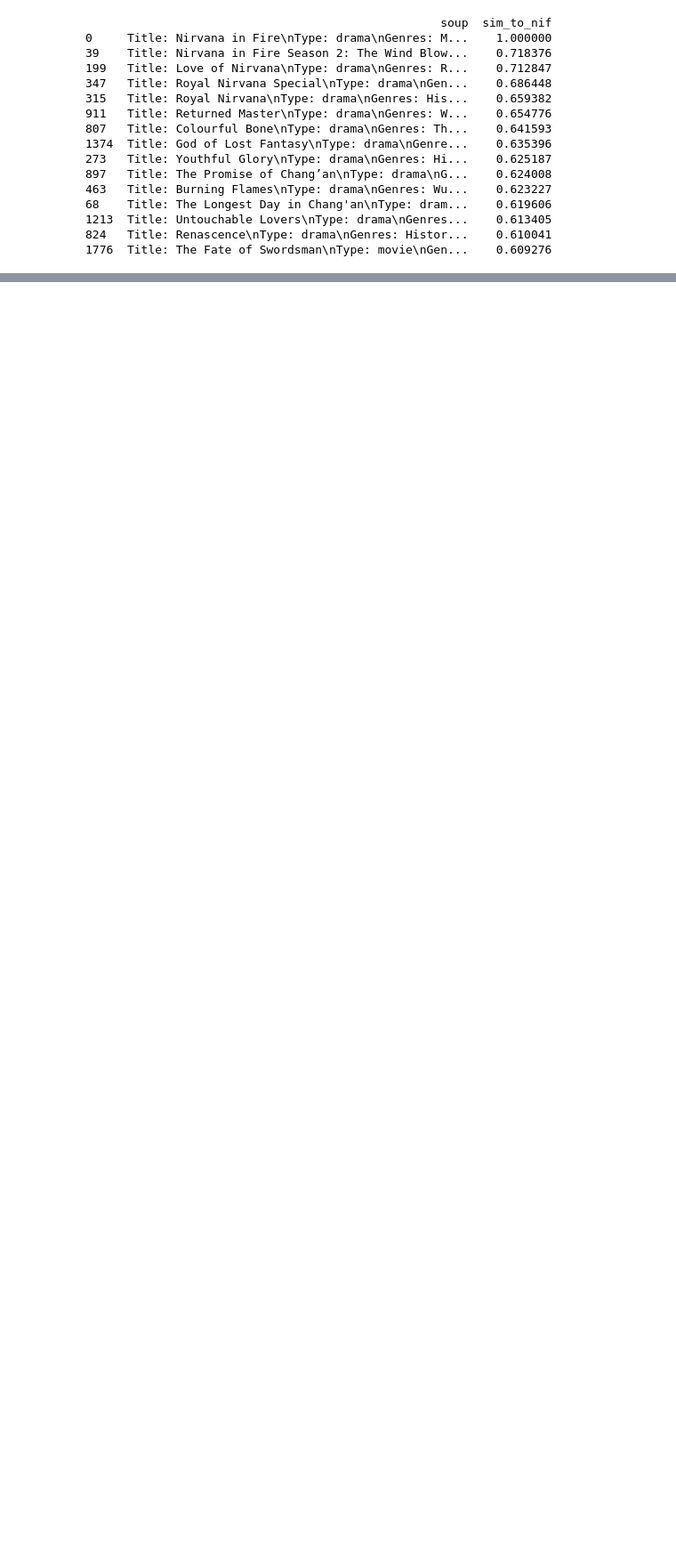
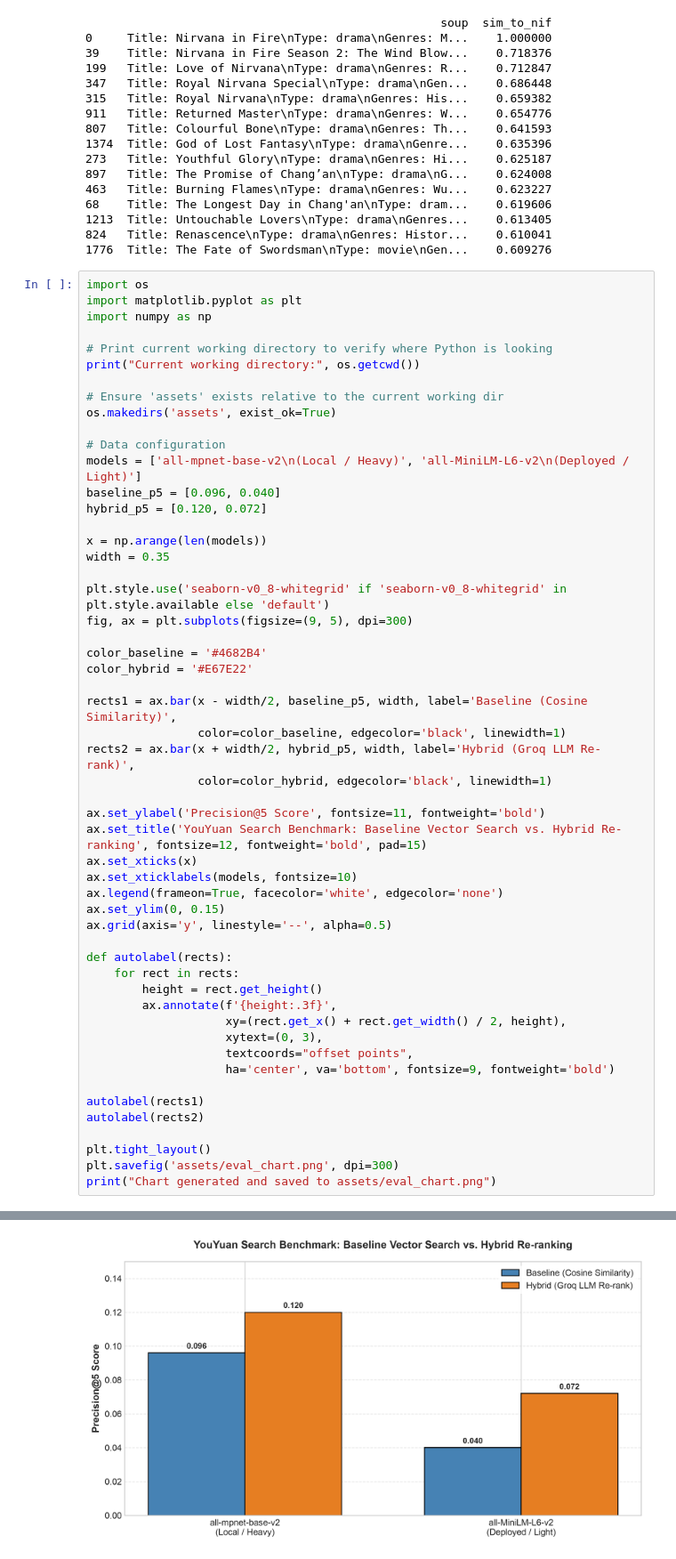
Before and after one commit to DannyZhengg/YouYuan, a Jupyter notebook: notebooks/exploration.ipynb, the cells around one changed output, grey strips where cells are left out. Shown at 89% size. Saved outputs shown, nothing was run; the diff lists cells and outputs as text; blank space fills up the shorter version.

Commit message:
ran script to generate a chart

```diff
--- a/notebooks/exploration.ipynb
+++ b/notebooks/exploration.ipynb
@@ -204,3 +204,57 @@ print(df.sort_values("sim_to_nif", ascending=False)[["soup", "sim_to_nif"]].head
 1213  Title: Untouchable Lovers\nType: drama\nGenres...    0.613405
 824   Title: Renascence\nType: drama\nGenres: Histor...    0.610041
 1776  Title: The Fate of Swordsman\nType: movie\nGen...    0.609276
+# %%
+import os
+import matplotlib.pyplot as plt
+import numpy as np
+
+# Print current working directory to verify where Python is looking
+print("Current working directory:", os.getcwd())
+
+# Ensure 'assets' exists relative to the current working dir
+os.makedirs('assets', exist_ok=True)
+
+# Data configuration
+models = ['all-mpnet-base-v2\n(Local / Heavy)', 'all-MiniLM-L6-v2\n(Deployed / Light)']
+baseline_p5 = [0.096, 0.040]
+hybrid_p5 = [0.120, 0.072]
+
+x = np.arange(len(models))
+width = 0.35
+
+plt.style.use('seaborn-v0_8-whitegrid' if 'seaborn-v0_8-whitegrid' in plt.style.available else 'default')
+fig, ax = plt.subplots(figsize=(9, 5), dpi=300)
+
+color_baseline = '#4682B4'
+color_hybrid = '#E67E22'
+
+rects1 = ax.bar(x - width/2, baseline_p5, width, label='Baseline (Cosine Similarity)',
+                color=color_baseline, edgecolor='black', linewidth=1)
+rects2 = ax.bar(x + width/2, hybrid_p5, width, label='Hybrid (Groq LLM Re-rank)',
+                color=color_hybrid, edgecolor='black', linewidth=1)
+
+ax.set_ylabel('Precision@5 Score', fontsize=11, fontweight='bold')
+ax.set_title('YouYuan Search Benchmark: Baseline Vector Search vs. Hybrid Re-ranking', fontsize=12, fontweight='bold', pad=15)
+ax.set_xticks(x)
+ax.set_xticklabels(models, fontsize=10)
+ax.legend(frameon=True, facecolor='white', edgecolor='none')
+ax.set_ylim(0, 0.15)
+ax.grid(axis='y', linestyle='--', alpha=0.5)
+
+def autolabel(rects):
+    for rect in rects:
+        height = rect.get_height()
+        ax.annotate(f'{height:.3f}',
+                    xy=(rect.get_x() + rect.get_width() / 2, height),
+                    xytext=(0, 3),
+                    textcoords="offset points",
+                    ha='center', va='bottom', fontsize=9, fontweight='bold')
+
+autolabel(rects1)
+autolabel(rects2)
+
+plt.tight_layout()
+plt.savefig('assets/eval_chart.png', dpi=300)
+print("Chart generated and saved to assets/eval_chart.png")
+# %% [output]
@@ -206,0 +263 @@ print(df.sort_values("sim_to_nif", ascending=False)[["soup", "sim_to_nif"]].head
+[figure, added]
```
Also changed, not shown: parts of 1 cell of this notebook, 3 other files.
